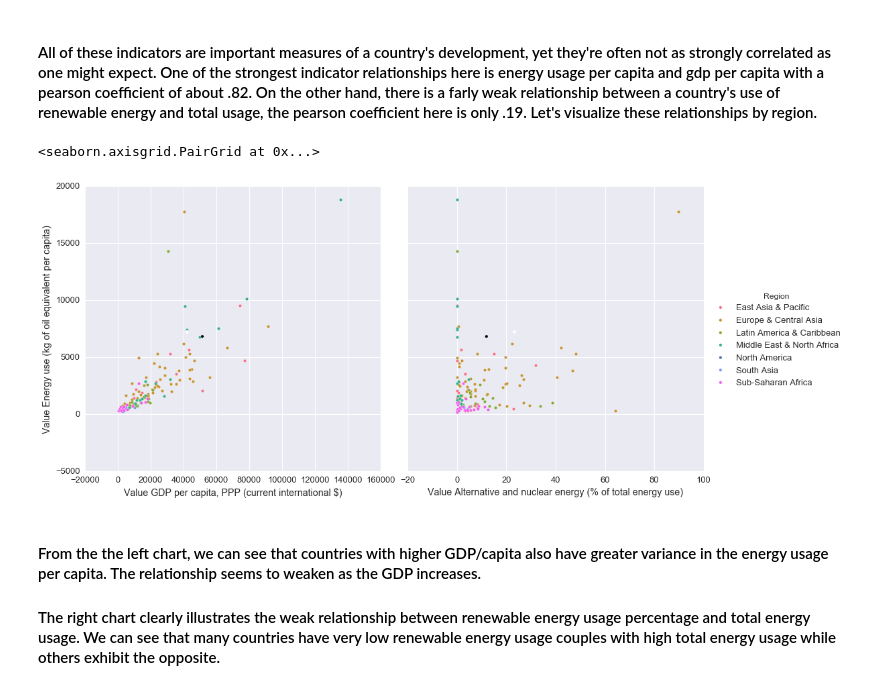
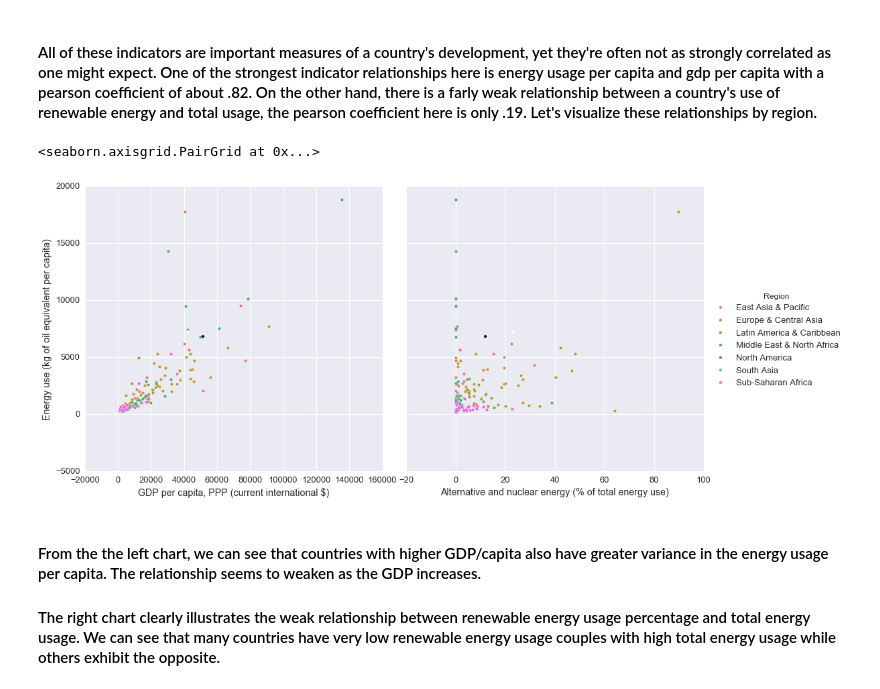
Before and after one commit to JSchatzman/World-Development-Indicators, a Jupyter notebook: Global Energy Usage Data Exploration.ipynb, the cells around one changed output. Cells and saved outputs as stored; diff of their text form; code cells hidden in the pictures.

```diff
--- a/Global Energy Usage Data Exploration.ipynb
+++ b/Global Energy Usage Data Exploration.ipynb
@@ -106,5 +103,6 @@ Indicators_df = Indicators_Raw.set_index(
 Indicators_df.reset_index(level =  ['Year', 'Region', 'IncomeGroup', 'CountryName'], inplace = True)
 
 Indicators_df.columns = [' '.join(col).strip() for col in Indicators_df.columns.values]
+Indicators_df.columns = [col.strip('Value ') if col not in ('Year', 'CountryName') else col for col in Indicators_df.columns]
 Indicators_df.head(5)
 # %% [output]
@@ -222,15 +220,15 @@ Indicators_df.drop('Year',axis = 1).corr(method = 'pearson')
 # %%
 sns.set(font_scale=1.3)
 
 sns.pairplot(Indicators_df[Indicators_df['Year'] == 2012]
-             ,x_vars = ['Value GDP per capita, PPP (current international $)'
-             ,'Value Alternative and nuclear energy (% of total energy use)']
-             ,y_vars = ['Value Energy use (kg of oil equivalent per capita)']
+             ,x_vars = ['GDP per capita, PPP (current international $)'
+             ,'Alternative and nuclear energy (% of total energy use)']
+             ,y_vars = ['Energy use (kg of oil equivalent per capita)']
              ,size = 7
              ,hue = 'Region')
 # %% [output]
 <seaborn.axisgrid.PairGrid at 0x...>
-[figure, old version]
+[figure, new version]
 # %% [markdown]
 #### From the the left chart, we can see that countries with higher GDP/capita also have greater variance in the energy usage per capita.  The relationship seems to weaken as the GDP increases.
 
```
Also changed, not shown: parts of 10 cells of this notebook.
